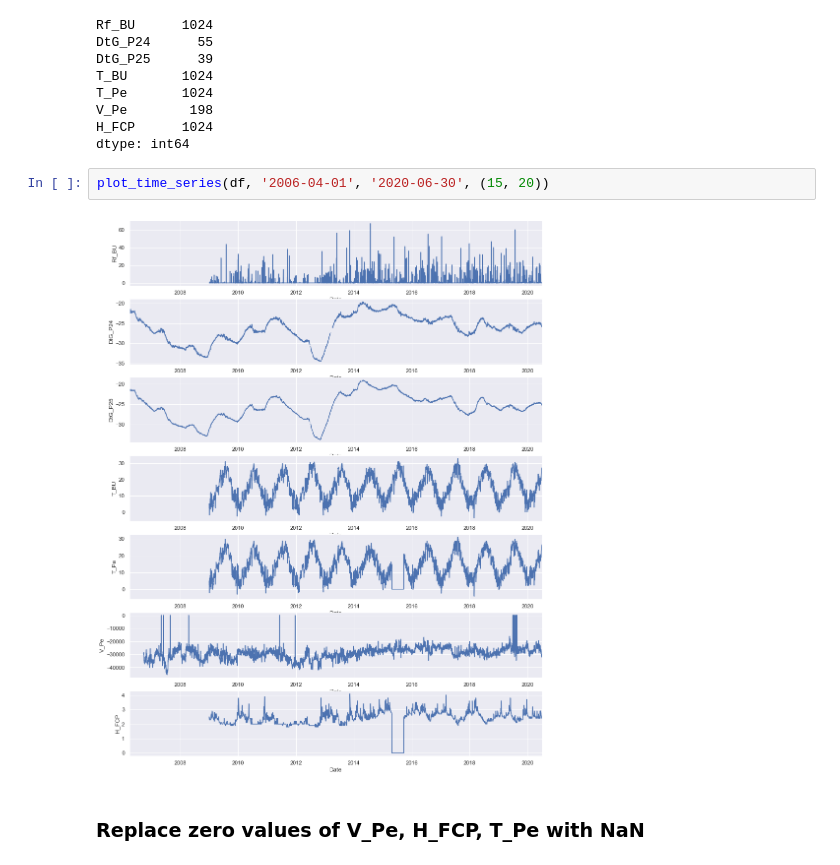
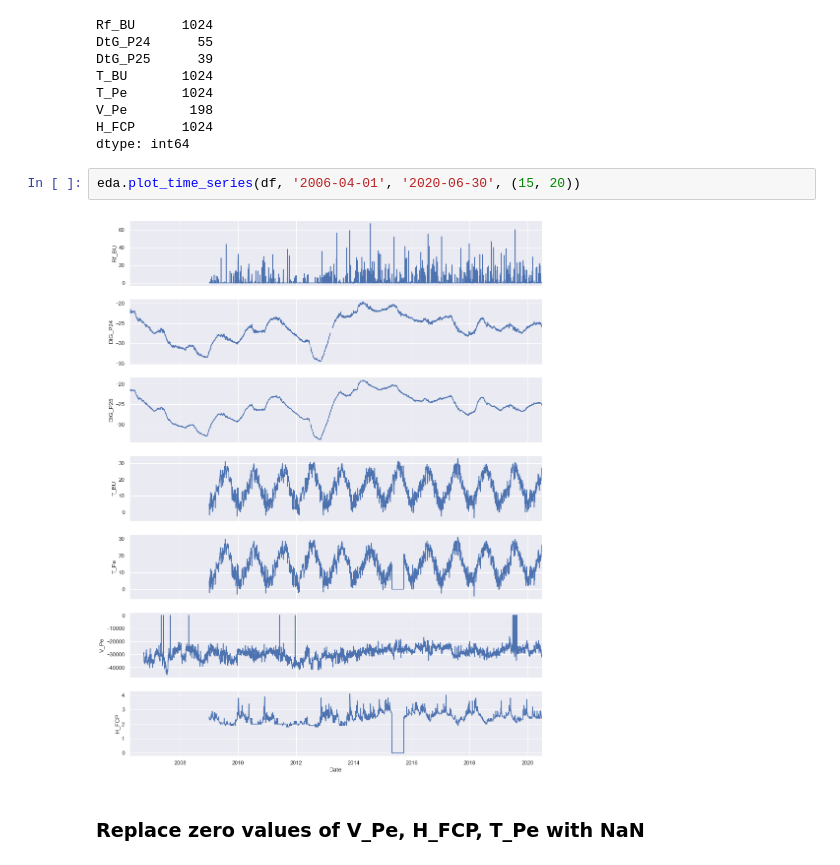
Before and after one commit to mfriebel/waterlevel_prediction, a Jupyter notebook: eda_Petrignano_2.ipynb, the cells around one changed output. Drawn from its saved outputs; the diff is of its cells as text.

```diff
--- a/eda_Petrignano_2.ipynb
+++ b/eda_Petrignano_2.ipynb
@@ -79,9 +75,9 @@ V_Pe        198
 H_FCP      1024
 dtype: int64
 # %%
-plot_time_series(df, '2006-04-01', '2020-06-30', (15, 20))
+eda.plot_time_series(df, '2006-04-01', '2020-06-30', (15, 20))
 # %% [output]
-[figure, old version]
+[figure, new version]
 # %% [markdown]
 ### Replace zero values of V_Pe, H_FCP, T_Pe with NaN
 # %%
```
Also changed, not shown: parts of 108 cells of this notebook.
